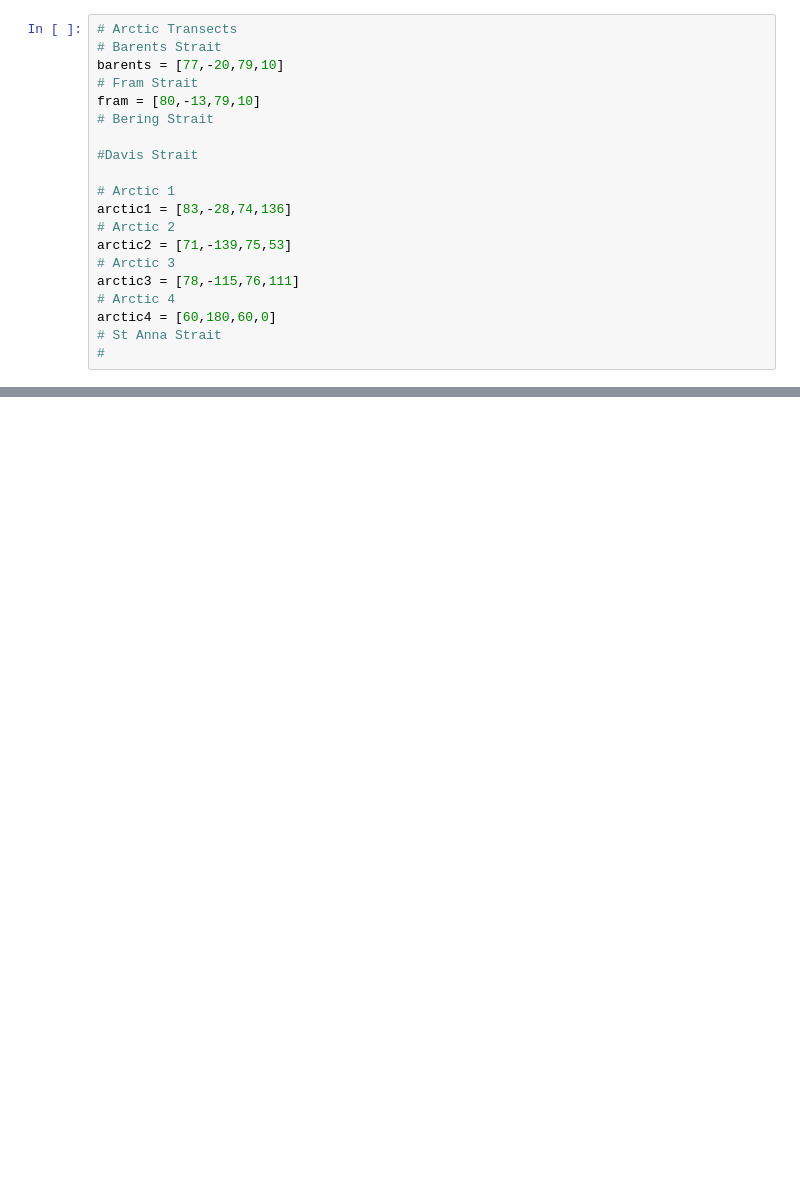
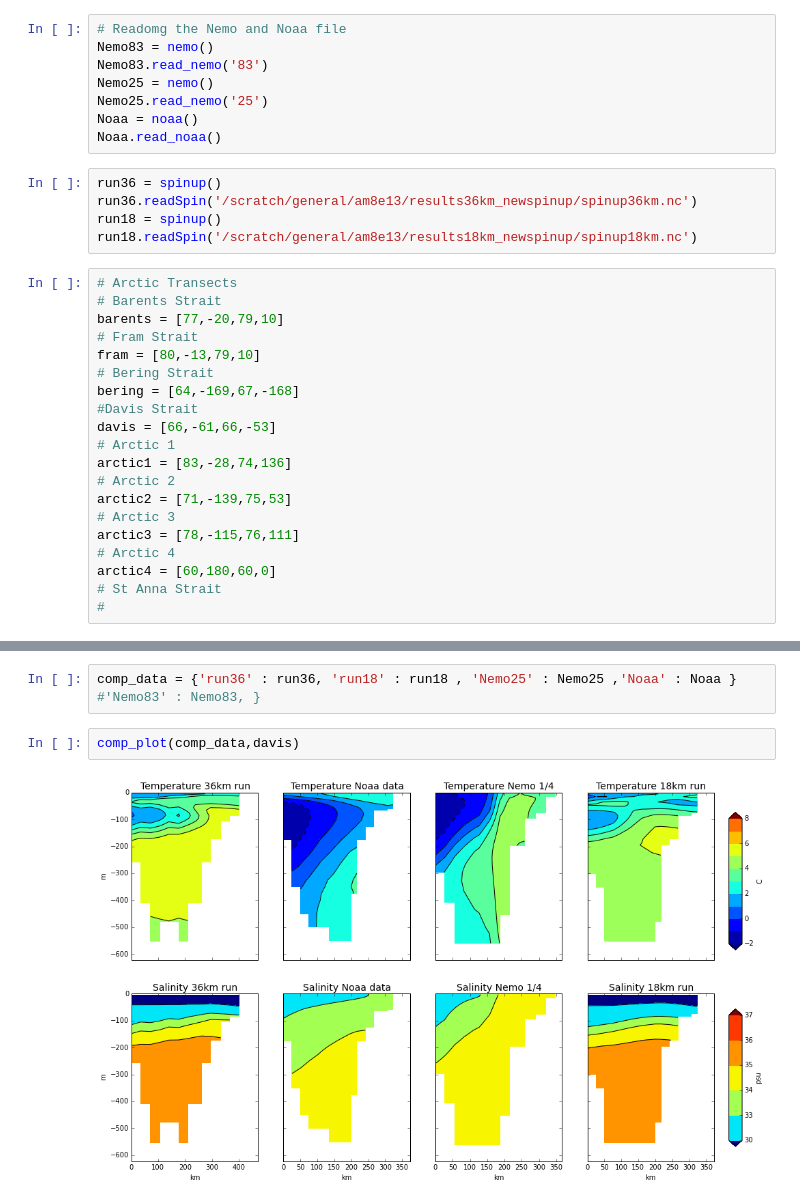
Before and after one commit to AlessandroMozzato/notebooks, a Jupyter notebook: ModelValidation.ipynb, the cells around one changed output, grey strips where cells are left out. Cells and saved outputs as stored; diff of their text form; blank space fills up the shorter version.

```diff
--- a/ModelValidation.ipynb
+++ b/ModelValidation.ipynb
@@ -87,3 +27,16 @@ depth_noaa=depth_noaa[:]*1
+# %%
+# Readomg the Nemo and Noaa file
+Nemo83 = nemo()
+Nemo83.read_nemo('83')
+Nemo25 = nemo()
+Nemo25.read_nemo('25')
+Noaa = noaa()
+Noaa.read_noaa()
+# %%
+run36 = spinup()
+run36.readSpin('/scratch/general/am8e13/results36km_newspinup/spinup36km.nc')
+run18 = spinup()
+run18.readSpin('/scratch/general/am8e13/results18km_newspinup/spinup18km.nc')
 # %%
 # Arctic Transects
 # Barents Strait
@@ -91,9 +44,9 @@ barents = [77,-20,79,10]
 # Fram Strait
 fram = [80,-13,79,10]
 # Bering Strait
-
+bering = [64,-169,67,-168]
 #Davis Strait
-
+davis = [66,-61,66,-53]
 # Arctic 1
 arctic1 = [83,-28,74,136]
 # Arctic 2
@@ -171,0 +60,6 @@ def comp_plot(data, region):
+# %%
+comp_data = {'run36' : run36, 'run18' : run18 , 'Nemo25' : Nemo25 ,'Noaa' : Noaa } #'Nemo83' : Nemo83, }
+# %%
+comp_plot(comp_data,davis)
+# %% [output]
+[figure, added]
```
Also changed, not shown: parts of 17 cells of this notebook, 2 other files.
